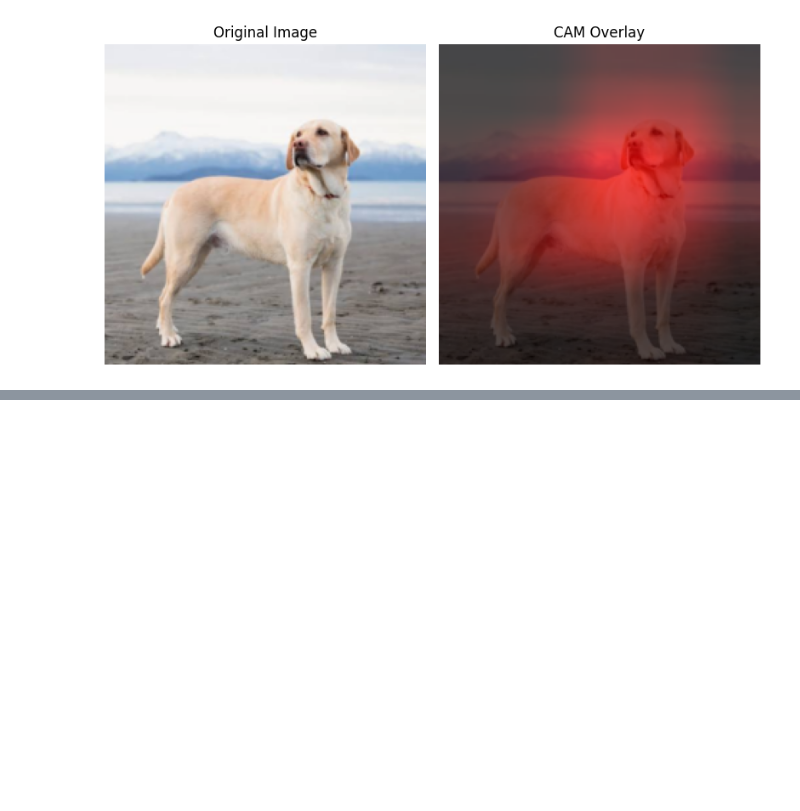
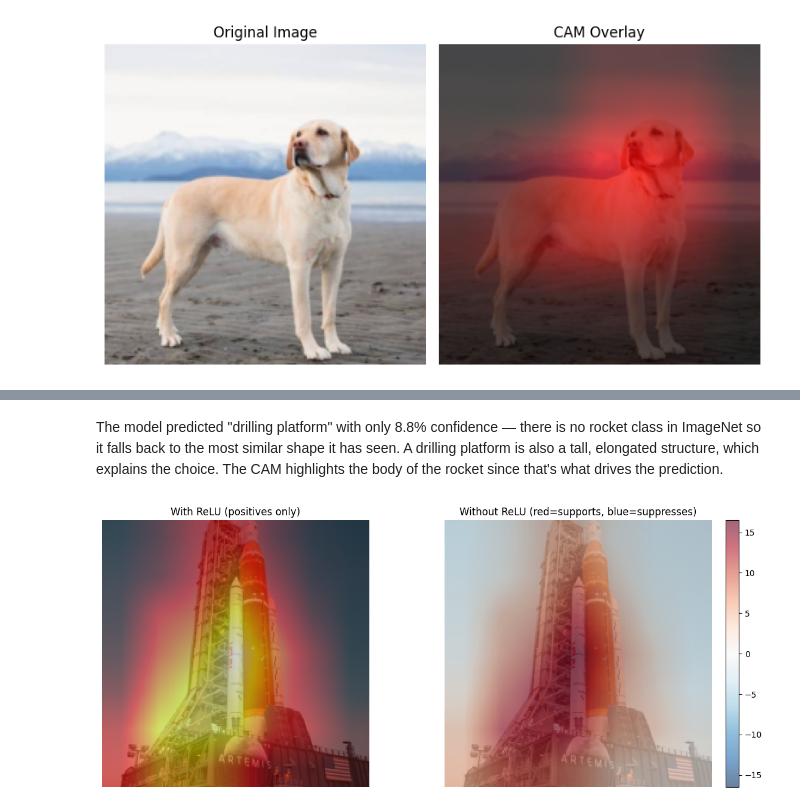
Before and after one commit to IAaron4/xai-course, a Jupyter notebook: notebooks/3CAM.ipynb, the cells around one changed output, grey strips where cells are left out. Saved outputs shown, nothing was run; the diff lists cells and outputs as text; code cells hidden in the pictures; blank space fills up the shorter version.

```diff
--- a/notebooks/3CAM.ipynb
+++ b/notebooks/3CAM.ipynb
@@ -160,0 +187,46 @@ Top-1: Labrador retriever (p=0.732)
+# %% [markdown]
+The model predicted "drilling platform" with only 8.8% confidence — there is no rocket class in ImageNet so it falls back to the most similar shape it has seen. A drilling platform is also a tall, elongated structure, which explains the choice. The CAM highlights the body of the rocket since that's what drives the prediction.
+# %%
+# Experiment 2: remove ReLU and compare
+# The original function normalises with (cam - cam.min()) which shifts negatives up to ~0,
+# making both maps look identical. We need raw signed values + a diverging colormap instead.
+
+def compute_cam_raw(fmaps, class_idx, fc_weight):
+    C, H, W = fmaps.shape[1:]
+    w = torch.from_numpy(fc_weight[class_idx]).view(C, 1, 1)
+    cam = torch.sum(fmaps[0] * w.to(fmaps.device), dim=0)
+    return cam.cpu().numpy()  # keep sign — no ReLU, no shift
+
+cam_relu = compute_cam_for_class(fmap, int(top_idx.item()), fc_weight)
+cam_raw  = compute_cam_raw(fmap, int(top_idx.item()), fc_weight)
+
+img_np = x_denorm.permute(1, 2, 0).numpy()
+# resize both maps to image size for overlay
+import torch.nn.functional as F2
+def resize_map(m, h, w):
+    t = torch.from_numpy(m).unsqueeze(0).unsqueeze(0)
+    return F2.interpolate(t, size=(h, w), mode='bilinear', align_corners=False).squeeze().numpy()
+
+H, W = img_np.shape[:2]
+cam_relu_up = resize_map(cam_relu, H, W)
+cam_raw_up  = resize_map(cam_raw,  H, W)
+
+fig, axes = plt.subplots(1, 2, figsize=(12, 5))
+
+axes[0].imshow(img_np)
+axes[0].imshow(cam_relu_up, cmap='hot', alpha=0.5, vmin=0, vmax=1)
+axes[0].set_title("With ReLU (positives only)")
+axes[0].axis('off')
+
+# diverging colormap: red = positive evidence, blue = suppression
+vmax = np.abs(cam_raw_up).max()
+axes[1].imshow(img_np)
+im = axes[1].imshow(cam_raw_up, cmap='RdBu_r', alpha=0.6, vmin=-vmax, vmax=vmax)
+axes[1].set_title("Without ReLU (red=supports, blue=suppresses)")
+axes[1].axis('off')
+plt.colorbar(im, ax=axes[1], fraction=0.046, pad=0.04)
+
+plt.tight_layout()
+plt.show()
+# %% [output]
+[figure, added]
```
Also changed, not shown: parts of 5 cells of this notebook, 2 other files.
